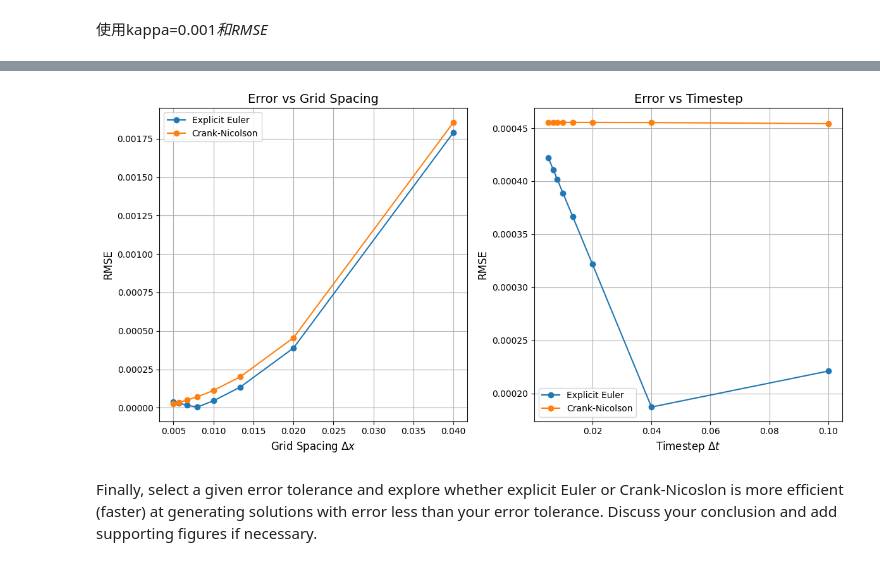
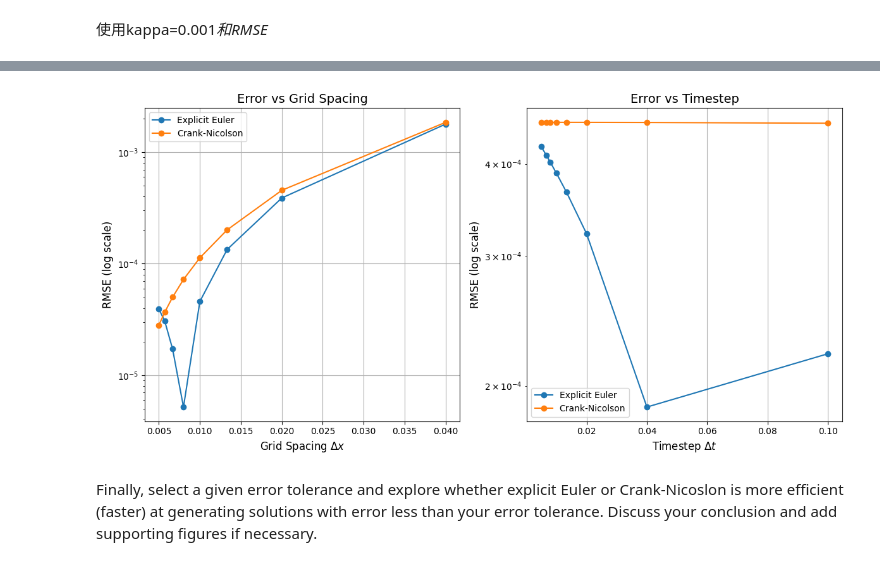
Before and after one commit to Zero-Rae/QCES123, a Jupyter notebook: Project1_numerical_methods.ipynb, the cells around one changed output, grey strips where cells are left out. Drawn from its saved outputs; the diff is of its cells as text; code cells hidden in the pictures.

```diff
--- a/Project1_numerical_methods.ipynb
+++ b/Project1_numerical_methods.ipynb
@@ -338,8 +338,9 @@ plt.subplot(1, 2, 1)
 plt.plot((2 / np.array(Nx_values)), errors_EE_dx, label='Explicit Euler', marker='o')
 plt.plot((2 / np.array(Nx_values)), errors_CN_dx, label='Crank-Nicolson', marker='o')
 plt.xlabel(r'Grid Spacing $\Delta x$', fontsize=12)
-plt.ylabel('RMSE', fontsize=12)
+plt.ylabel('RMSE (log scale)', fontsize=12)
 plt.title('Error vs Grid Spacing', fontsize=14)
+plt.yscale('log')  # Set log scale for y-axis
 plt.legend()
 plt.grid()
 
@@ -348,8 +349,9 @@ plt.subplot(1, 2, 2)
 plt.plot((t_end - t_start) / np.array(Nt_values), errors_EE_dt, label='Explicit Euler', marker='o')
 plt.plot((t_end - t_start) / np.array(Nt_values), errors_CN_dt, label='Crank-Nicolson', marker='o')
 plt.xlabel(r'Timestep $\Delta t$', fontsize=12)
-plt.ylabel('RMSE', fontsize=12)
+plt.ylabel('RMSE (log scale)', fontsize=12)
 plt.title('Error vs Timestep', fontsize=14)
+plt.yscale('log')  # Set log scale for y-axis
 plt.legend()
 plt.grid()
 
@@ -376,4 +378,4 @@ Crank-Nicolson method took 0.10 seconds
-[figure, old version]
+[figure, new version]
 # %% [markdown]
 Finally, select a given error tolerance and explore whether explicit Euler or Crank-Nicoslon is more efficient (faster) at generating solutions with error less than your error tolerance. Discuss your conclusion and add supporting figures if necessary.
 # %% [markdown]
```
Also changed, not shown: parts of 1 cell of this notebook.
